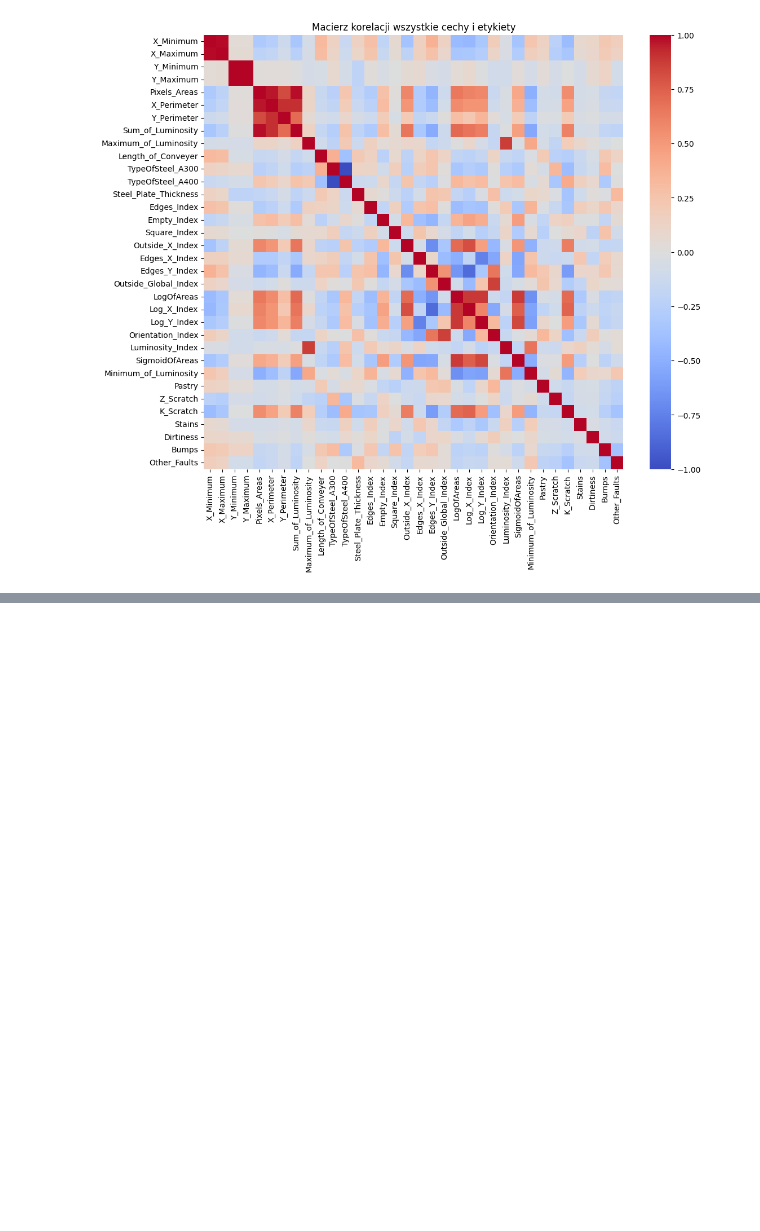
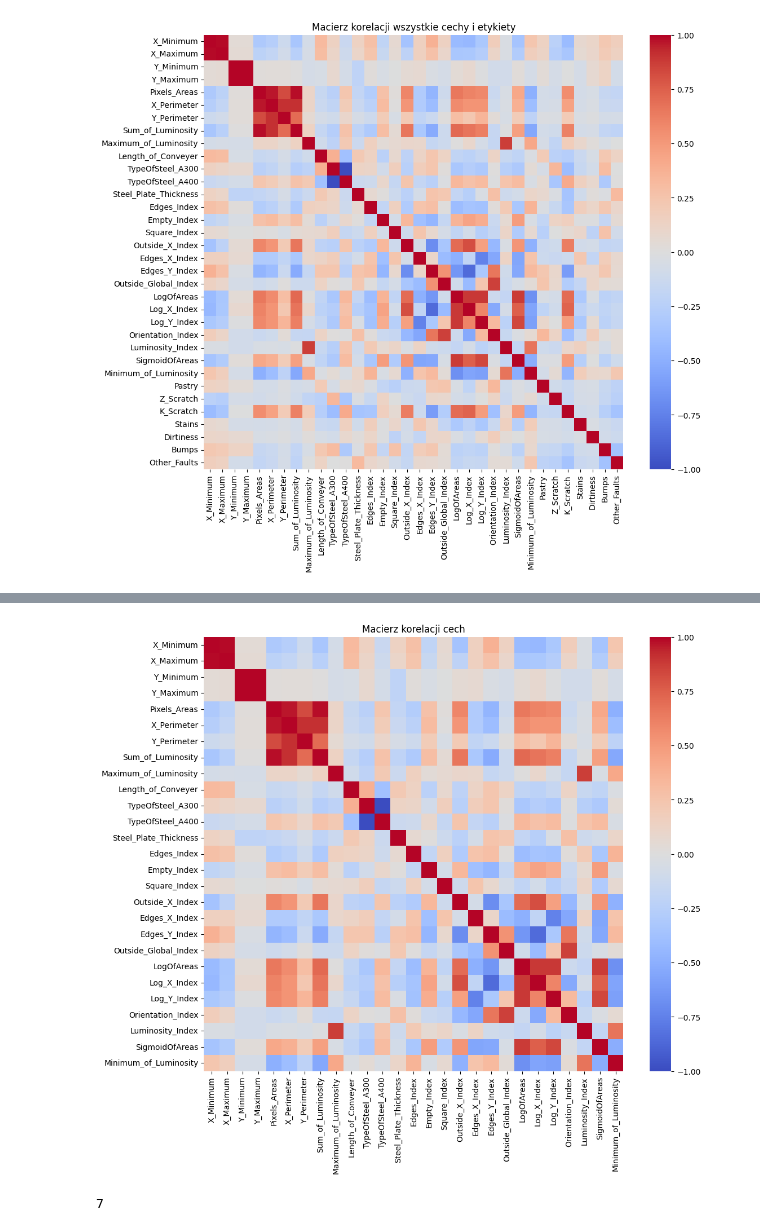
Before and after one commit to mcwynar/SI_projekt_pytorch, a Jupyter notebook: OpisZbioruDanych.ipynb, the cells around one changed output, grey strips where cells are left out. Drawn from its saved outputs; the diff is of its cells as text; code cells hidden in the pictures; blank space fills up the shorter version.

```diff
--- a/OpisZbioruDanych.ipynb
+++ b/OpisZbioruDanych.ipynb
@@ -225,0 +354,11 @@ plt.show()
+# %%
+plt.figure(figsize=(12, 10))
+sns.heatmap(df.iloc[:, :27].corr(), cmap='coolwarm', annot=False, cbar=True)
+plt.title("Macierz korelacji cech")
+plt.show()
+# %% [output]
+[figure, added]
+# %%
+len(Y.columns)
+# %% [output]
+7
```
Also changed, not shown: parts of 12 cells of this notebook, 4 other files.
